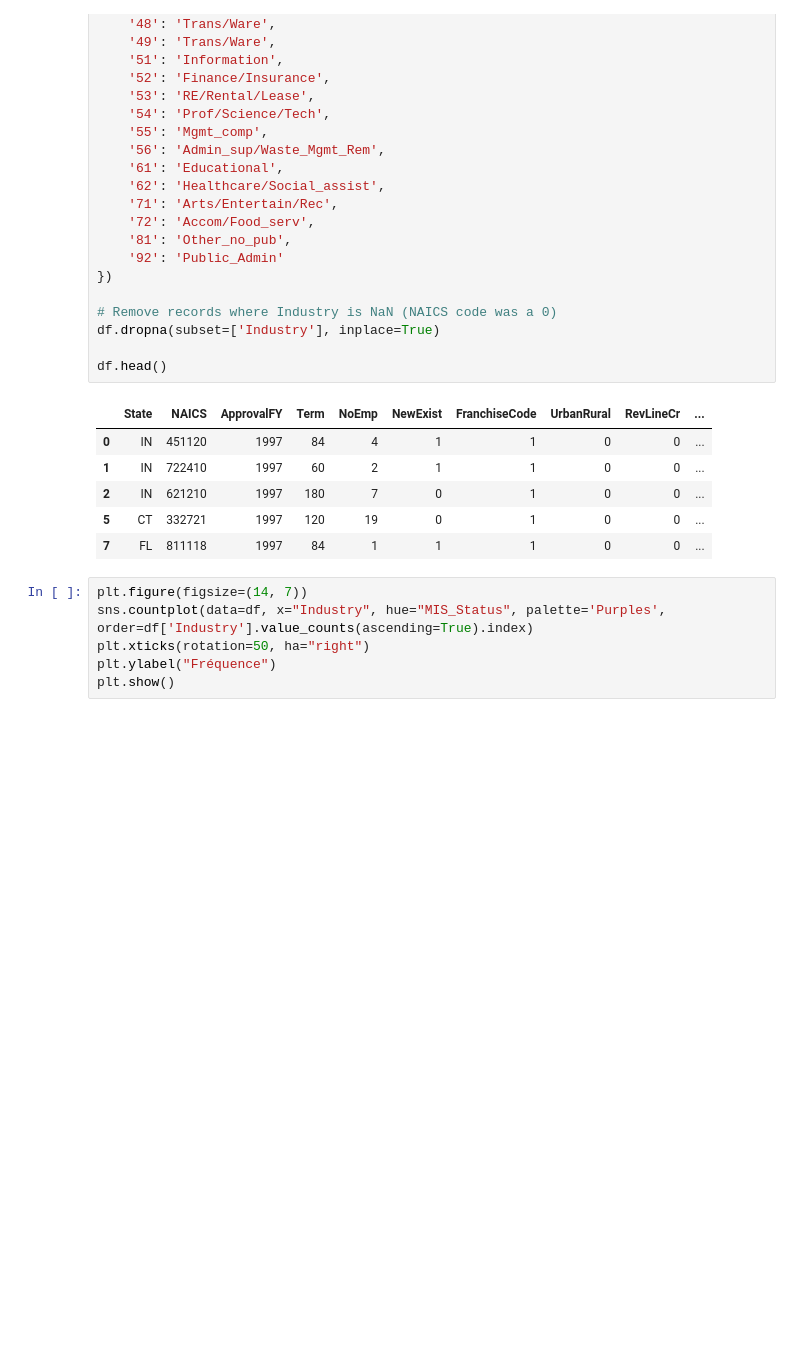
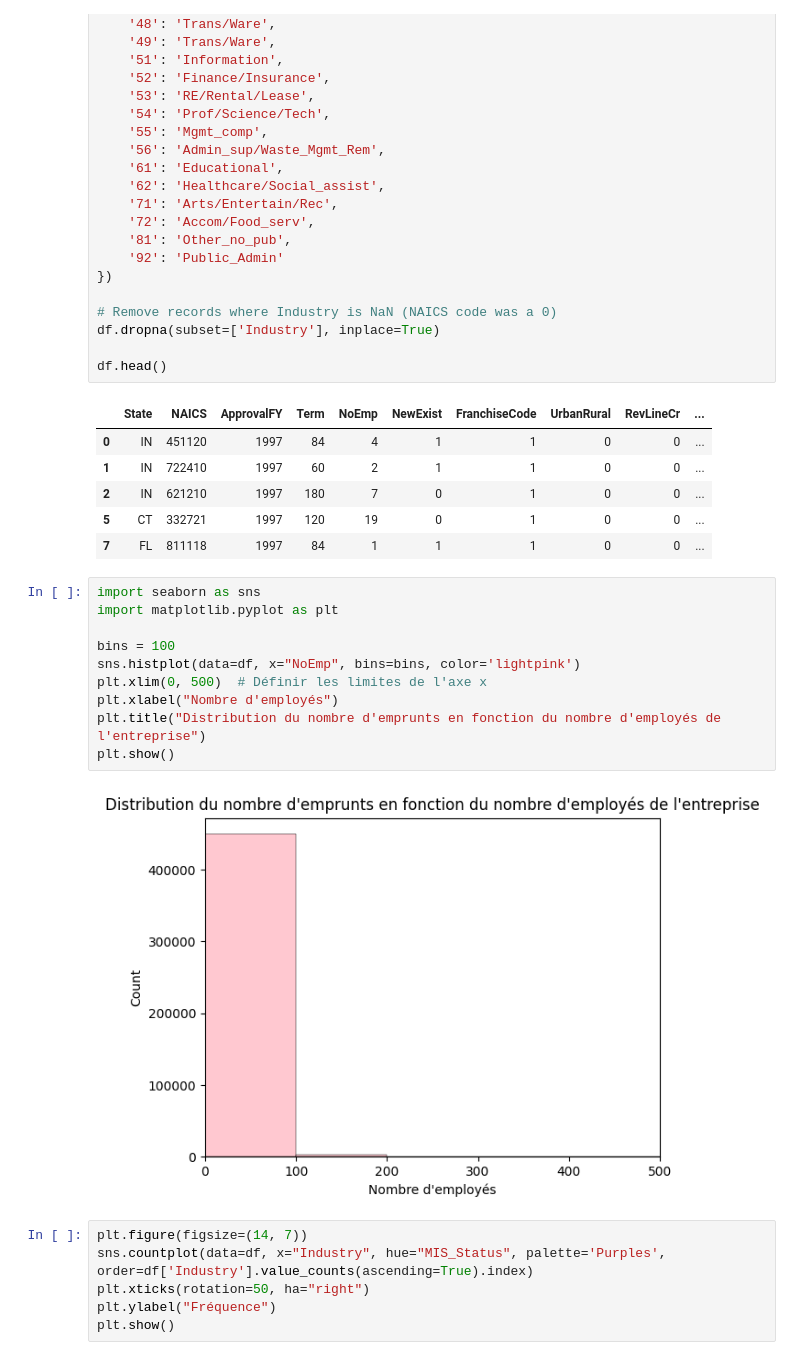
Before and after one commit to Memory77/brief_classif_sba, a Jupyter notebook: nettoyage.ipynb, the cells around one changed output. Cells and saved outputs as stored; diff of their text form; blank space fills up the shorter version.

```diff
--- a/nettoyage.ipynb
+++ b/nettoyage.ipynb
@@ -223,6 +223,18 @@ df.head()
 | 2 | IN | 621210 | 1997 | 180 | 7 | 0 | 1 | 0 | 0 | ... |
 | 5 | CT | 332721 | 1997 | 120 | 19 | 0 | 1 | 0 | 0 | ... |
 | 7 | FL | 811118 | 1997 | 84 | 1 | 1 | 1 | 0 | 0 | ... |
+# %%
+import seaborn as sns
+import matplotlib.pyplot as plt
+
+bins = 100
+sns.histplot(data=df, x="NoEmp", bins=bins, color='lightpink')
+plt.xlim(0, 500)  # Définir les limites de l'axe x
+plt.xlabel("Nombre d'employés")
+plt.title("Distribution du nombre d'emprunts en fonction du nombre d'employés de l'entreprise")
+plt.show()
+# %% [output]
+[figure, added]
 # %%
 plt.figure(figsize=(14, 7))
 sns.countplot(data=df, x="Industry", hue="MIS_Status", palette='Purples', order=df['Industry'].value_counts(ascending=True).index)
```
Also changed, not shown: parts of 1 cell of this notebook.
